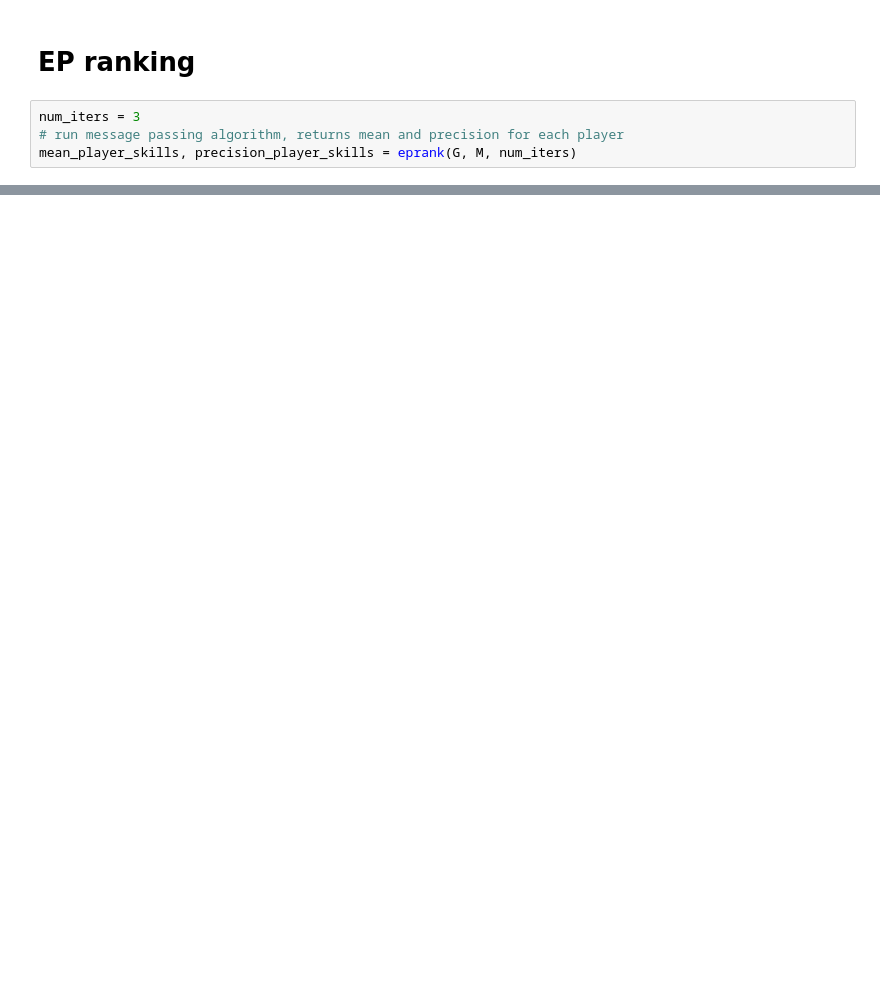
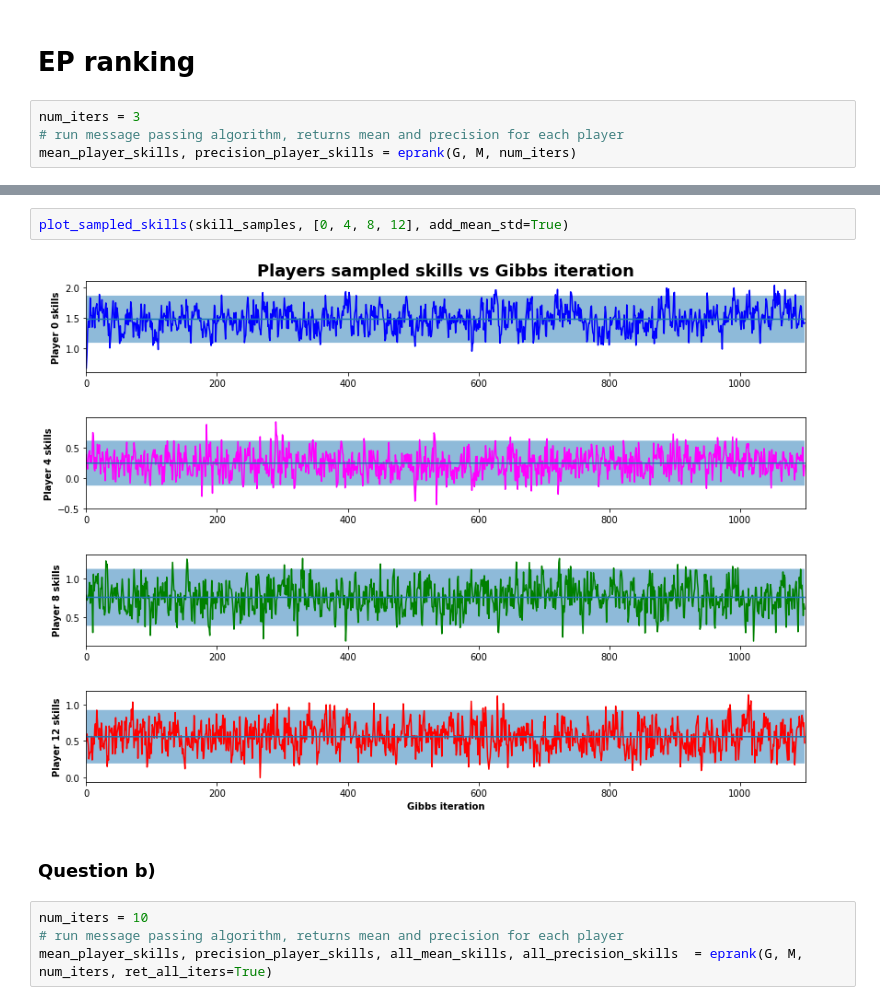
Before and after one commit to AlejandroSantorum/MPhil_MLMI_Cambridge, a Jupyter notebook: 4F13-Probabilistic_Machine_Learning/Lab/lab2/code/coursework2.ipynb, the cells around one changed output, grey strips where cells are left out. Saved outputs shown, nothing was run; the diff lists cells and outputs as text; blank space fills up the shorter version.

```diff
--- a/4F13-Probabilistic_Machine_Learning/Lab/lab2/code/coursework2.ipynb
+++ b/4F13-Probabilistic_Machine_Learning/Lab/lab2/code/coursework2.ipynb
@@ -52,0 +119,10 @@ mean_player_skills, precision_player_skills = eprank(G, M, num_iters)
+# %%
+plot_sampled_skills(skill_samples, [0, 4, 8, 12], add_mean_std=True)
+# %% [output]
+[figure, added]
+# %% [markdown]
+### Question b)
+# %%
+num_iters = 10
+# run message passing algorithm, returns mean and precision for each player
+mean_player_skills, precision_player_skills, all_mean_skills, all_precision_skills  = eprank(G, M, num_iters, ret_all_iters=True)
```
Also changed, not shown: parts of 23 cells of this notebook, 4 other files.
